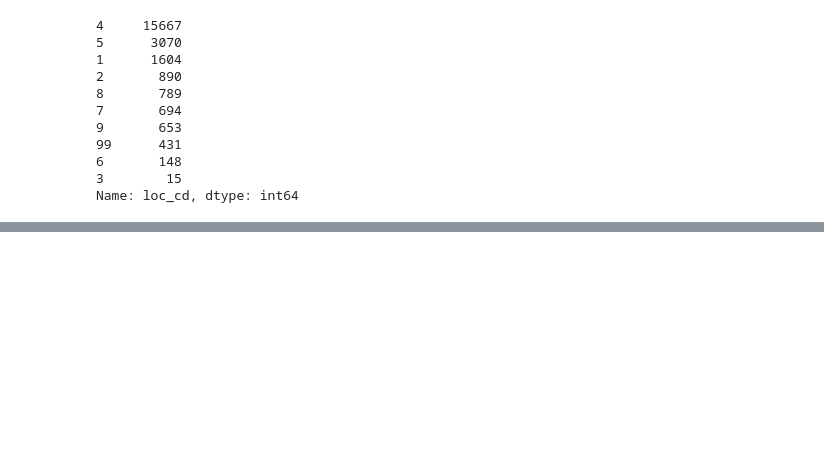
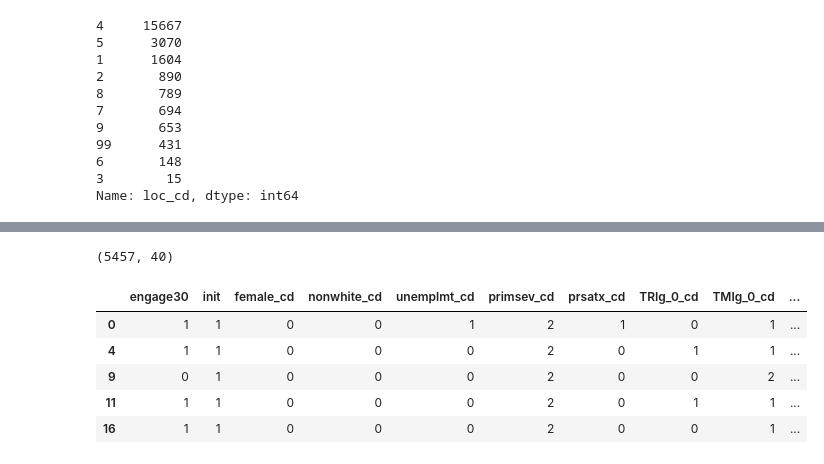
Before and after one commit to prathikr/Jordan-Prep, a Jupyter notebook: Jordan-Prep/preprocessing.ipynb, the cells around one changed output, grey strips where cells are left out. Saved outputs shown, nothing was run; the diff lists cells and outputs as text; code cells hidden in the pictures; blank space fills up the shorter version.

```diff
--- a/Jordan-Prep/preprocessing.ipynb
+++ b/Jordan-Prep/preprocessing.ipynb
@@ -22,0 +45,13 @@ df.head()
+# %%
+# loop through and try to cast to int, if fails replace w nan
+count = 4
+for i,row in sfs.iterrows():
+    val = row['SFSg_0']
+    try:
+        val = int(val)
+    except ValueError:
+        print(row['ID'], 'null')
+        count -= 1
+        sfs.loc[i, "SFSg_0"] = np.nan
+    if count == 0:
+        break
@@ -22,0 +70,5 @@ df.head()
+# %%
+df = pd.merge(df, sfs, how='inner', on='ID')
+df.rename(columns={'SFSg_0': 'SFSg_0_cd'}, inplace=True)
+print(df.shape)
+df.head()
@@ -134,0 +216,5 @@ df.shape
+# %%
+df.dropna(inplace=True)
+# %%
+df = df.astype(int)
+df.dtypes
@@ -135,3 +239,14 @@ df.shape
+# %%
+print(df.shape)
+df.head()
+# %% [output]
+(5457, 40)
+|  | engage30 | init | female_cd | nonwhite_cd | unemplmt_cd | primsev_cd | prsatx_cd | TRIg_0_cd | TMIg_0_cd | ... |
+| 0 | 1 | 1 | 0 | 0 | 1 | 2 | 1 | 0 | 1 | ... |
+| 4 | 1 | 1 | 0 | 0 | 0 | 2 | 0 | 1 | 1 | ... |
+| 9 | 0 | 1 | 0 | 0 | 0 | 2 | 0 | 0 | 2 | ... |
+| 11 | 1 | 1 | 0 | 0 | 0 | 2 | 0 | 1 | 1 | ... |
+| 16 | 1 | 1 | 0 | 0 | 0 | 2 | 0 | 0 | 1 | ... |
 # %%
 df.to_csv("data_cleaned.csv")
 # %%
```
Also changed, not shown: parts of 14 cells of this notebook, 6 other files.
